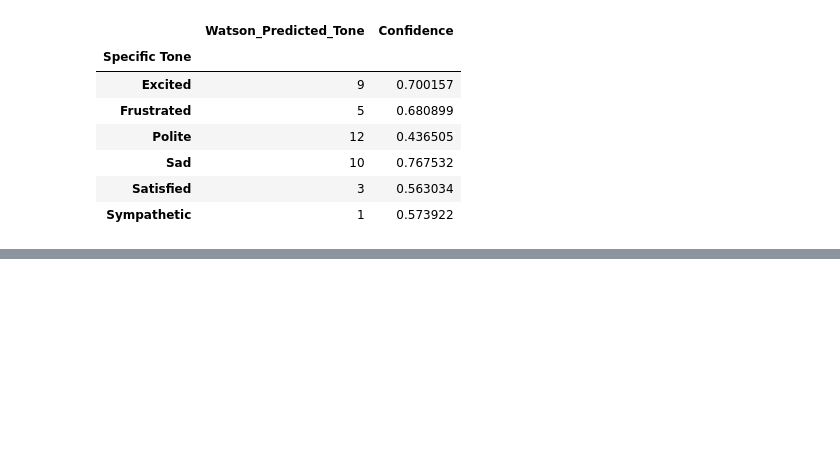
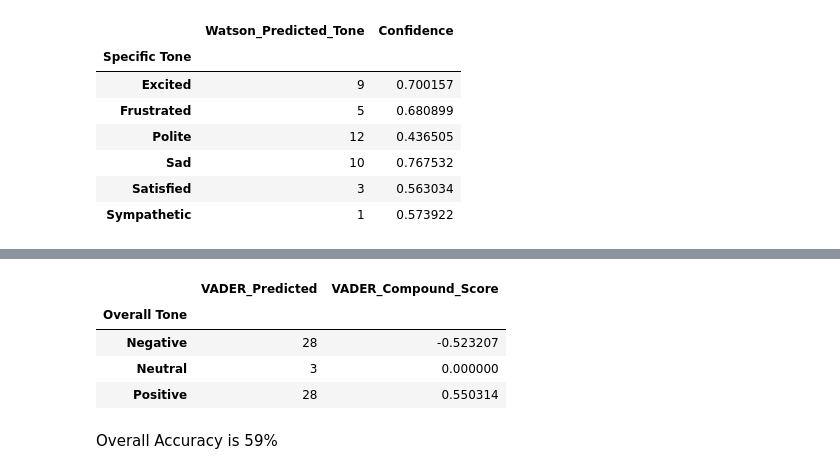
Before and after one commit to AfnanAbdul/LLM-eval-framework-comparison, a Jupyter notebook: notebooks/tone_analysis_vader_watson.ipynb, the cells around one changed output, grey strips where cells are left out. Drawn from its saved outputs; the diff is of its cells as text; code cells hidden in the pictures; blank space fills up the shorter version.

```diff
--- a/notebooks/tone_analysis_vader_watson.ipynb
+++ b/notebooks/tone_analysis_vader_watson.ipynb
@@ -286,0 +326,14 @@ correct.groupby('Specific Tone').agg({'Watson_Predicted_Tone' : 'count', 'Confid
+# %%
+#filter out those that are correct
+correct_VADER = tone_dataset[tone_dataset["Overall Tone"] == tone_dataset['VADER_Predicted']]
+
+#groupby tone to see number predicted and average confidence of prediction
+correct_VADER.groupby('Overall Tone').agg({'VADER_Predicted' : 'count', 'VADER_Compound_Score' : 'mean'} )
+# %% [output]
+|  | VADER_Predicted | VADER_Compound_Score |
+| Overall Tone |  |  |
+| Negative | 28 | -0.523207 |
+| Neutral | 3 | 0.000000 |
+| Positive | 28 | 0.550314 |
+# %% [markdown]
+Overall Accuracy is 59%
```
Also changed, not shown: parts of 9 cells of this notebook.
